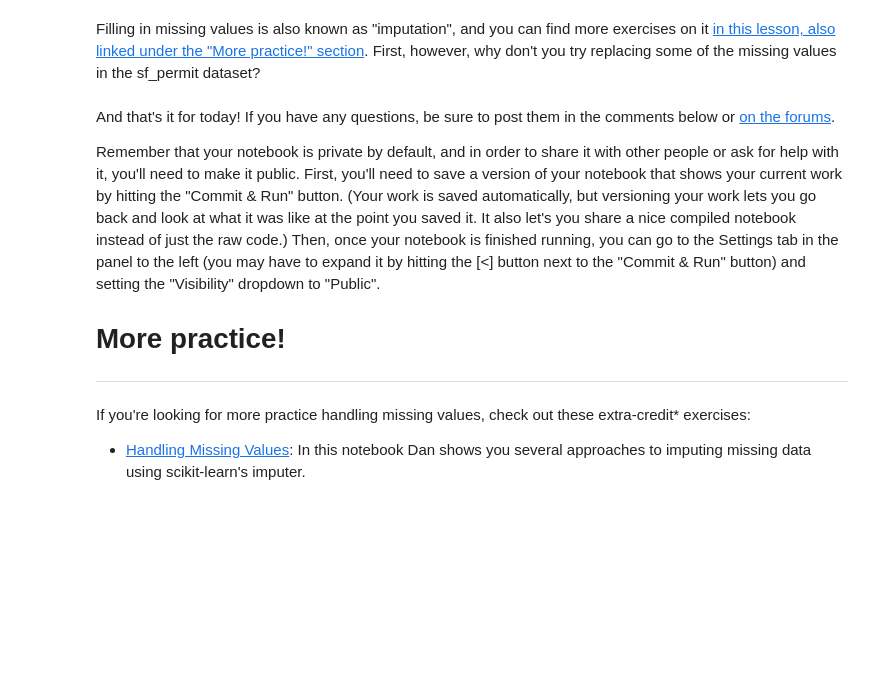
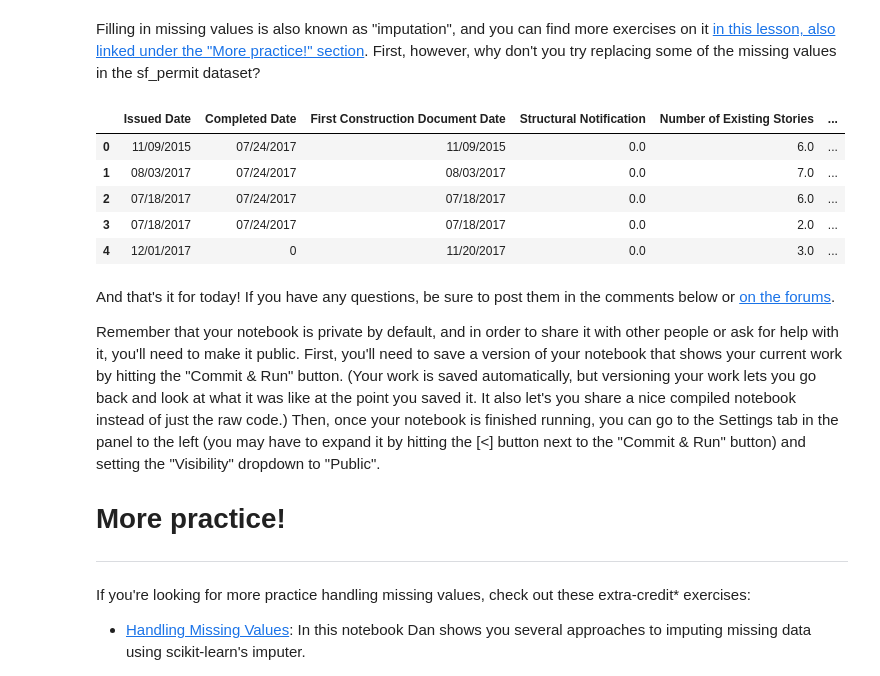
Before and after one commit to vanshaj248/DataScience-and-AI-ML, a Jupyter notebook: Data Preprocessing and Wrangling/1.DataCleaning/1.data-cleaning-challenge-handling-missing-values.ipynb, the cells around one changed output. Saved outputs shown, nothing was run; the diff lists cells and outputs as text; code cells hidden in the pictures; blank space fills up the shorter version.

```diff
--- a/Data Preprocessing and Wrangling/1.DataCleaning/1.data-cleaning-challenge-handling-missing-values.ipynb
+++ b/Data Preprocessing and Wrangling/1.DataCleaning/1.data-cleaning-challenge-handling-missing-values.ipynb
@@ -253,7 +267,17 @@ subset_nfl_data.fillna(method = 'bfill', axis=0).fillna(0)
 Filling in missing values is also known as "imputation", and you can find more exercises on it [in this lesson, also linked under the "More practice!" section](https://www.kaggle.com/dansbecker/handling-missing-values). First, however, why don't you try replacing some of the missing values in the sf_permit dataset?
 # %%
 # Your turn! Try replacing all the NaN's in the sf_permits data with the one that
+subset_sf_permits = sf_permits.loc[:, 'Issued Date':'Fire Only Permit'].head()
+subset_sf_permits
 # comes directly after it and then replacing any remaining NaN's with 0
+subset_sf_permits.fillna(method = 'bfill', axis=0).fillna(0)
+# %% [output]
+|  | Issued Date | Completed Date | First Construction Document Date | Structural Notification | Number of Existing Stories | ... |
+| 0 | 11/09/2015 | 07/24/2017 | 11/09/2015 | 0.0 | 6.0 | ... |
+| 1 | 08/03/2017 | 07/24/2017 | 08/03/2017 | 0.0 | 7.0 | ... |
+| 2 | 07/18/2017 | 07/24/2017 | 07/18/2017 | 0.0 | 6.0 | ... |
+| 3 | 07/18/2017 | 07/24/2017 | 07/18/2017 | 0.0 | 2.0 | ... |
+| 4 | 12/01/2017 | 0 | 11/20/2017 | 0.0 | 3.0 | ... |
 # %% [markdown]
 And that's it for today! If you have any questions, be sure to post them in the comments below or [on the forums](https://www.kaggle.com/questions-and-answers).
 
```
Also changed, not shown: parts of 2 cells of this notebook, 2 other files.
